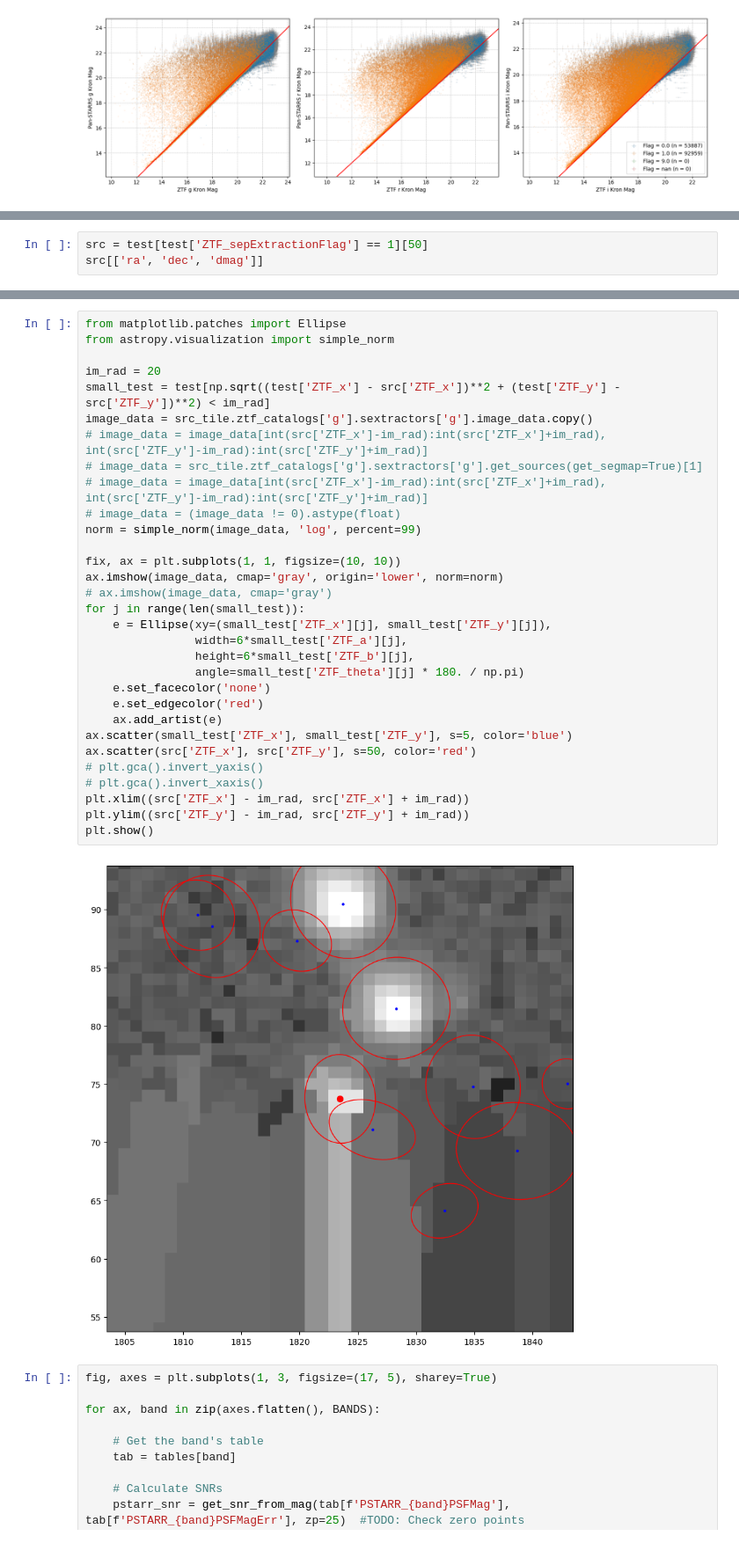
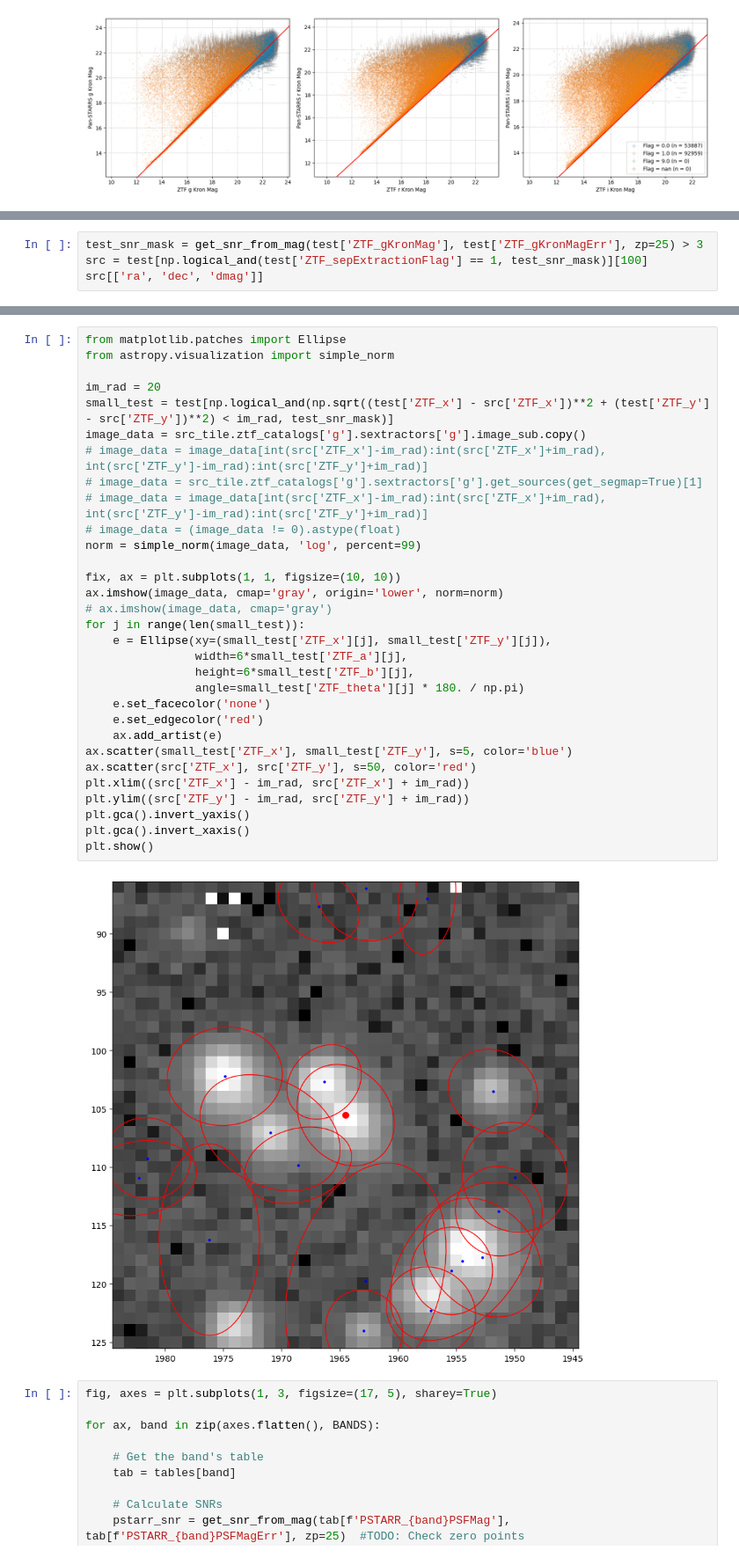
Before and after one commit to Adam-Boesky/long_transients, a Jupyter notebook: detect_transients.ipynb, the cells around one changed output, grey strips where cells are left out. Shown at 88% size. Cells and saved outputs as stored; diff of their text form.

```diff
--- a/detect_transients.ipynb
+++ b/detect_transients.ipynb
@@ -595,4 +615,5 @@ Row index=15
 # %%
-src = test[test['ZTF_sepExtractionFlag'] == 1][50]
+test_snr_mask = get_snr_from_mag(test['ZTF_gKronMag'], test['ZTF_gKronMagErr'], zp=25) > 3
+src = test[np.logical_and(test['ZTF_sepExtractionFlag'] == 1, test_snr_mask)][100]
 src[['ra', 'dec', 'dmag']]
 # %% [output]
@@ -612,36 +633,36 @@ the RADECSYS keyword is deprecated, use RADESYSa. [astropy.wcs.wcs]
 # %%
 from matplotlib.patches import Ellipse
 from astropy.visualization import simple_norm
 
 im_rad = 20
-small_test = test[np.sqrt((test['ZTF_x'] - src['ZTF_x'])**2 + (test['ZTF_y'] - src['ZTF_y'])**2) < im_rad]
-image_data = src_tile.ztf_catalogs['g'].sextractors['g'].image_data.copy()
+small_test = test[np.logical_and(np.sqrt((test['ZTF_x'] - src['ZTF_x'])**2 + (test['ZTF_y'] - src['ZTF_y'])**2) < im_rad, test_snr_mask)]
+image_data = src_tile.ztf_catalogs['g'].sextractors['g'].image_sub.copy()
 # image_data = image_data[int(src['ZTF_x']-im_rad):int(src['ZTF_x']+im_rad), int(src['ZTF_y']-im_rad):int(src['ZTF_y']+im_rad)]
 # image_data = src_tile.ztf_catalogs['g'].sextractors['g'].get_sources(get_segmap=True)[1]
 # image_data = image_data[int(src['ZTF_x']-im_rad):int(src['ZTF_x']+im_rad), int(src['ZTF_y']-im_rad):int(src['ZTF_y']+im_rad)]
 # image_data = (image_data != 0).astype(float)
 norm = simple_norm(image_data, 'log', percent=99)
 
 fix, ax = plt.subplots(1, 1, figsize=(10, 10))
 ax.imshow(image_data, cmap='gray', origin='lower', norm=norm)
 # ax.imshow(image_data, cmap='gray')
 for j in range(len(small_test)):
     e = Ellipse(xy=(small_test['ZTF_x'][j], small_test['ZTF_y'][j]),
                 width=6*small_test['ZTF_a'][j],
                 height=6*small_test['ZTF_b'][j],
                 angle=small_test['ZTF_theta'][j] * 180. / np.pi)
     e.set_facecolor('none')
     e.set_edgecolor('red')
     ax.add_artist(e)
 ax.scatter(small_test['ZTF_x'], small_test['ZTF_y'], s=5, color='blue')
 ax.scatter(src['ZTF_x'], src['ZTF_y'], s=50, color='red')
-# plt.gca().invert_yaxis()
-# plt.gca().invert_xaxis()
 plt.xlim((src['ZTF_x'] - im_rad, src['ZTF_x'] + im_rad))
 plt.ylim((src['ZTF_y'] - im_rad, src['ZTF_y'] + im_rad))
+plt.gca().invert_yaxis()
+plt.gca().invert_xaxis()
 plt.show()
 # %% [output]
-[figure, old version]
+[figure, new version]
 # %%
 fig, axes = plt.subplots(1, 3, figsize=(17, 5), sharey=True)
 
```
Also changed, not shown: parts of 20 cells of this notebook, 3 other files.
